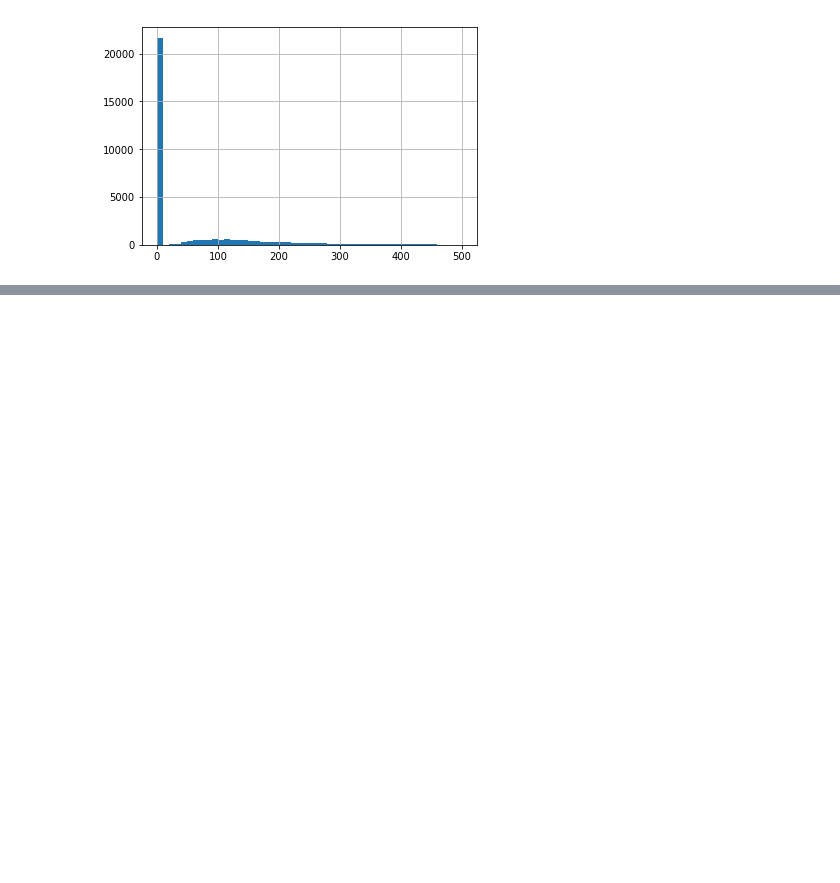
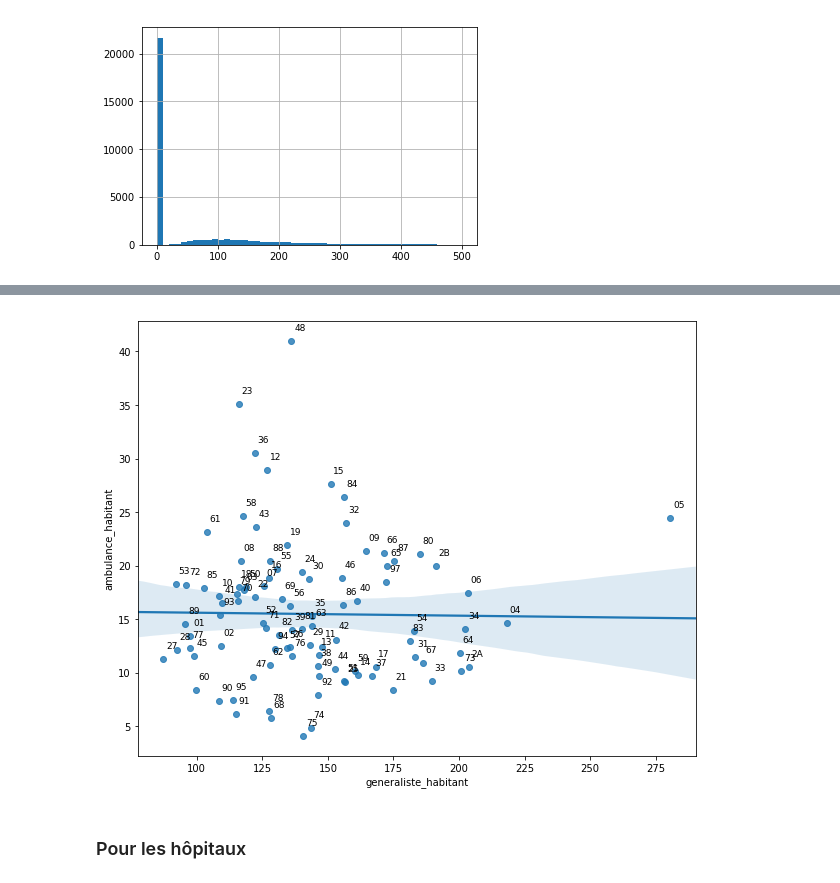
Before and after one commit to virgilus/desert-medicaux-global, a Jupyter notebook: notebooks/analyse_deserts.ipynb, the cells around one changed output, grey strips where cells are left out. Cells and saved outputs as stored; diff of their text form; code cells hidden in the pictures; blank space fills up the shorter version.

```diff
--- a/notebooks/analyse_deserts.ipynb
+++ b/notebooks/analyse_deserts.ipynb
@@ -84,0 +258,19 @@ analyse_df.query('generaliste_habitants < 500').generaliste_habitants.hist(bins=
+# %%
+dept_df['ambulance_habitant'] = 100_000 * dept_df.ambulance / dept_df.NBPERSMENFISC15
+# %%
+# Avec seaborn
+
+plt.figure(figsize=(10, 8))
+
+sns.regplot(x='generaliste_habitant', y='ambulance_habitant', data=dept_df)
+
+for i in range(0,dept_df.shape[0]):
+    plt.text(dept_df['generaliste_habitant'].iloc[i]+1, # Position en x du libellé
+            dept_df['ambulance_habitant'].iloc[i]+1, # Position en y du libellé
+            dept_df.index[i], # texte du libellé.
+             fontsize = 9
+            )
+# %% [output]
+[figure, added]
+# %% [markdown]
+### Pour les hôpitaux
```
Also changed, not shown: parts of 21 cells of this notebook.
